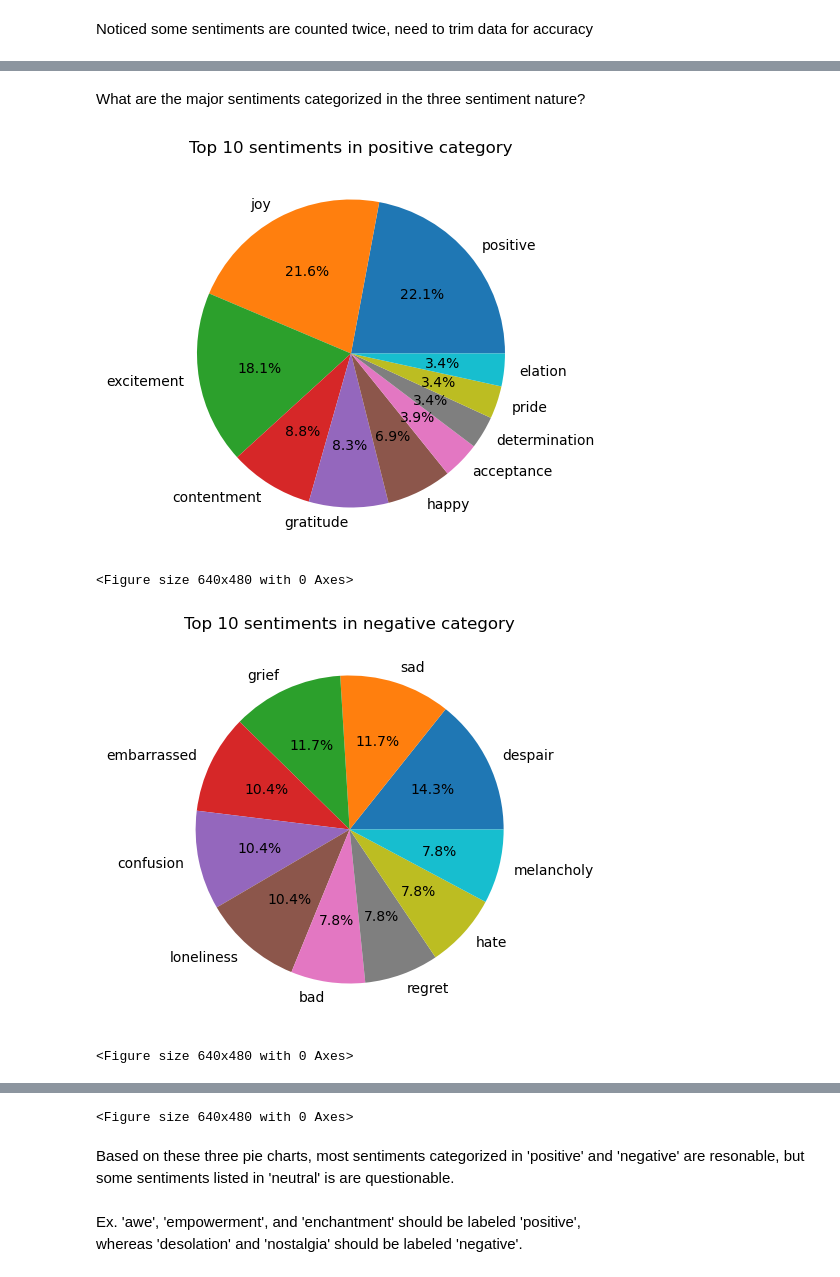
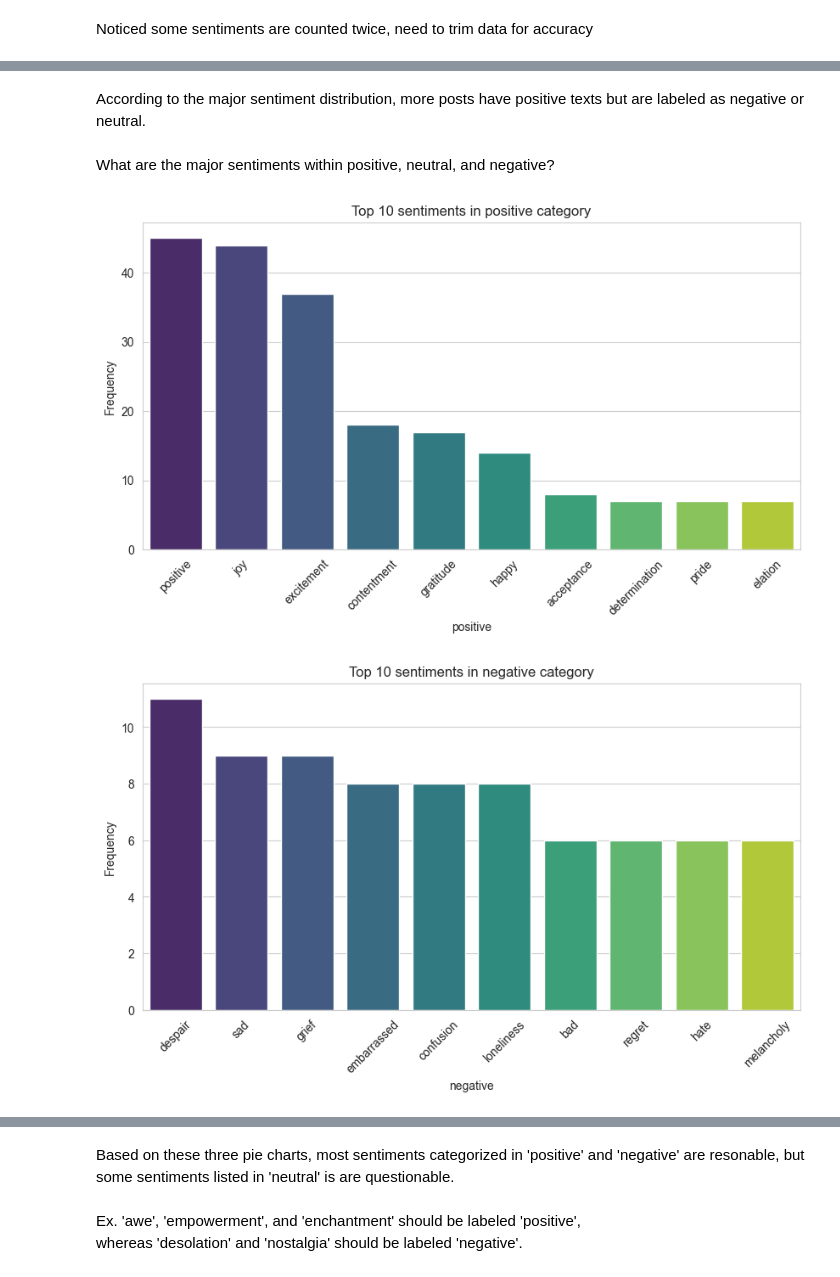
Before and after one commit to kkrit-tinna/social_media_sentiment_analysis, a Jupyter notebook: sentiment_analysis.ipynb, the cells around one changed output, grey strips where cells are left out. Cells and saved outputs as stored; diff of their text form; code cells hidden in the pictures.

```diff
--- a/sentiment_analysis.ipynb
+++ b/sentiment_analysis.ipynb
@@ -224,0 +261,8 @@ Name: count, dtype: int64
+# %%
+# Visualize the top 10 most frequent words in the 'Sentiment' column, and order by frequency in descending order
+sns.set_style('whitegrid')
+sns.countplot(x='Sentiment', data=df, order=df['Sentiment'].value_counts().index[:10], palette='viridis')
+plt.xticks(rotation=45)
+plt.xlabel('Sentiment')
+plt.ylabel('Frequency')
+plt.title('Top 10 sentiments on Social Media')
@@ -227,10 +278,12 @@ Many sentiments are listed here...but can they be categorized into three major g
+# %%
+df1 = df.copy()
 # %%
 # first analyze 'sentiment' column's sentiment using Vader and give each sentiment a score
 analyzer = SentimentIntensityAnalyzer()
-sentiment_data['Sentiment_Score'] = sentiment_data['Sentiment'].apply(lambda x: analyzer.polarity_scores(x)['compound'])
+df1['Sentiment_Score'] = df1['Sentiment'].apply(lambda x: analyzer.polarity_scores(x)['compound'])
 # based on the sentiment score of each sentiment, if 'compound' score is >= 0.05, then it is positive, if <= -0.05, then it is negative, else it is neutral
-sentiment_data['Sentiment_Nature'] = sentiment_data['Sentiment_Score'].apply(lambda x: 'positive' if x >= 0.05 else 'negative' if x <= -0.05 else 'neutral')
-sentiment_data.head(60)
+df1['Sentiment_Nature'] = df1['Sentiment_Score'].apply(lambda x: 'positive' if x >= 0.05 else 'negative' if x <= -0.05 else 'neutral')
+df1.head(60)
 # %% [output]
 |  | Text | Sentiment | Timestamp | User | Platform | Hashtags | Retweets | Likes | Country | Year | ... |
 | id |  |  |  |  |  |  |  |  |  |  | ... |
@@ -253,8 +330,8 @@ sentiment_data.head(60)
 # %%
-# does the 'text' column have the same sentiment nature as the 'Sentiment' column?
-sentiment_data['Text_Sentiment_Score'] = sentiment_data['Text'].apply(lambda x: analyzer.polarity_scores(x)['compound'])
-sentiment_data['text_Sentiment_Nature'] = sentiment_data['Text_Sentiment_Score'].apply(lambda x: 'positive' if x >= 0.05 else 'negative' if x <= -0.05 else 'neutral')
-sentiment_data.head(60)
+# analyze 'Cleaned_Text' column's sentiment using Vader and give each sentiment a score
+df1['Text_Sentiment_Score'] = df1['Cleaned_Text'].apply(lambda x: analyzer.polarity_scores(x)['compound'])
+df1['Text_Sentiment_Nature'] = df1['Text_Sentiment_Score'].apply(lambda x: 'positive' if x >= 0.05 else 'negative' if x <= -0.05 else 'neutral')
+df1.head(60)
 # %% [output]
 |  | Text | Sentiment | Timestamp | User | Platform | Hashtags | Retweets | Likes | Country | Year | ... |
 | id |  |  |  |  |  |  |  |  |  |  | ... |
@@ -284,16 +382,18 @@ Overall, 70.92% (505/712) sentiment data are labeled appropriately in nature(pos
+# %% [markdown]
+According to the major sentiment distribution, more posts have positive texts but are labeled as negative or neutral.
 # %% [markdown]
-What are the major sentiments categorized in the three sentiment nature?
+What are the major sentiments within positive, neutral, and negative?
 # %%
 # visualize the major sentiment composition in each category of the sentiment nature
-for nature in sentiment_data['Sentiment_Nature'].unique():
+for nature in df1['Sentiment_Nature'].unique():
     plt.figure(figsize=(10,5))
-    sentiment_data[sentiment_data['Sentiment_Nature'] == nature]['Sentiment'].value_counts().head(10).plot(kind='pie', autopct='%1.1f%%')
+    sns.countplot(x='Sentiment', data=df1[df1['Sentiment_Nature'] == nature], order=df1[df1['Sentiment_Nature'] == nature]['Sentiment'].value_counts().index[:10], palette='viridis')
+    plt.xticks(rotation=45)
+    plt.xlabel(nature)
+    plt.ylabel('Frequency')
     plt.title(f'Top 10 sentiments in {nature} category')
-    plt.ylabel('')
     plt.show()
-    plt.savefig(f'top_ten_sentiments_in_{nature}.png')
+    # plt.savefig(f'top_ten_sentiments_in_{nature}.png')
 # %% [output]
-[figure, old version]
+[figure, new version]
-<Figure size 640x480 with 0 Axes>
-[figure, old version]
+[figure, new version]
-<Figure size 640x480 with 0 Axes>
@@ -301,3 +401,2 @@ for nature in sentiment_data['Sentiment_Nature'].unique():
-<Figure size 640x480 with 0 Axes>
 # %% [markdown]
 Based on these three pie charts, most sentiments categorized in 'positive' and 'negative' are resonable, but some sentiments listed in 'neutral' is are questionable. <br><br>Ex. 'awe', 'empowerment', and 'enchantment' should be labeled 'positive', <br>whereas 'desolation' and 'nostalgia' should be labeled 'negative'.
```
Also changed, not shown: parts of 113 cells of this notebook, 8 other files.
